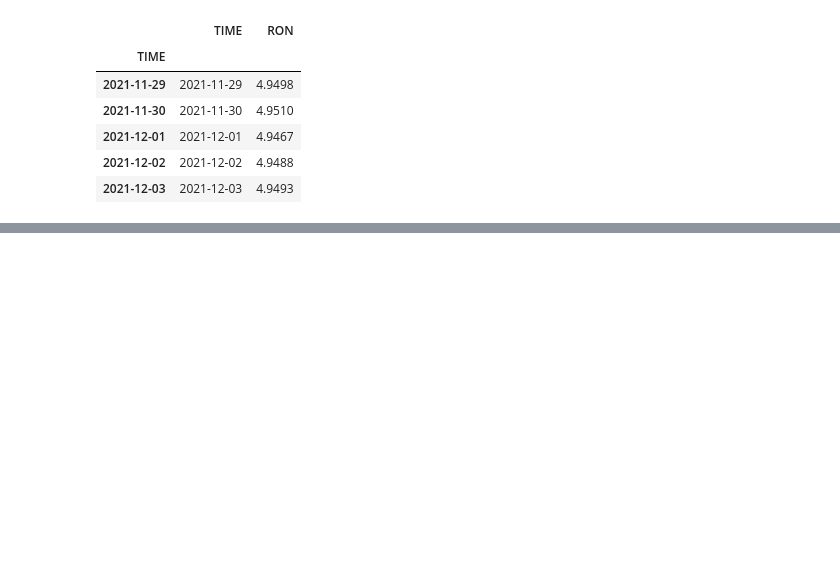
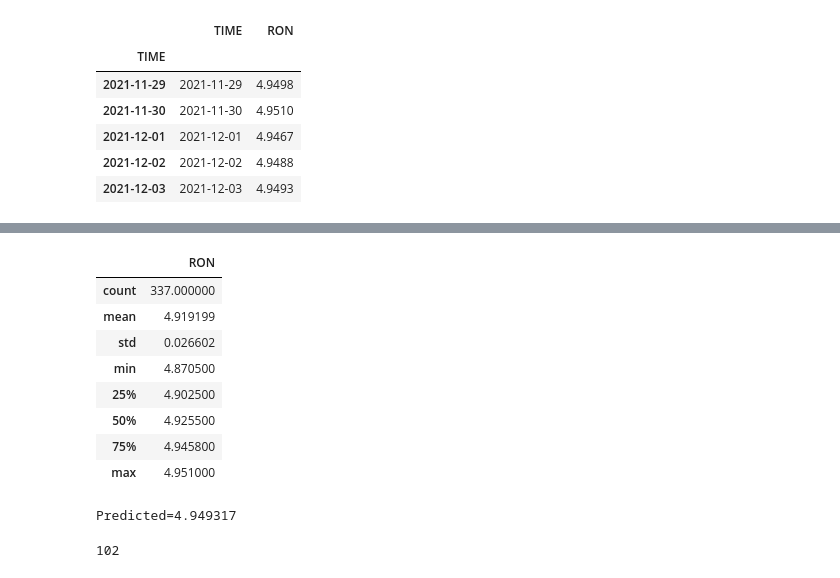
Before and after one commit to jtunde/Python, a Jupyter notebook: cn2 ARIMA.ipynb, the cells around one changed output, grey strips where cells are left out. Cells and saved outputs as stored; diff of their text form; code cells hidden in the pictures; blank space fills up the shorter version.

```diff
--- a/cn2 ARIMA.ipynb
+++ b/cn2 ARIMA.ipynb
@@ -244,0 +252,12 @@ Freq: D, Name: ARIMA Predictions, dtype: float64
+# %%
+data.describe()
+# %% [output]
+|  | RON |
+| count | 337.000000 |
+| mean | 4.919199 |
+| std | 0.026602 |
+| min | 4.870500 |
+| 25% | 4.902500 |
+| 50% | 4.925500 |
+| 75% | 4.945800 |
+| max | 4.951000 |
@@ -244,0 +273,11 @@ Freq: D, Name: ARIMA Predictions, dtype: float64
+# %%
+#ExchangeRates = [[4.9493],[4.9493],[4.9493],[4.8713],[4.8721],[4.8720],[4.8712],[4.8708]]
+import numpy as np
+data = data[0:len(data)]
+adata = [x for x in data]
+#predict next value
+predicted = StartARIMAForecasting(adata, 1,1,0)
+#display the value
+print('Predicted=%f' % (predicted))
+# %% [output]
+Predicted=4.949317
@@ -244,0 +296,13 @@ Freq: D, Name: ARIMA Predictions, dtype: float64
+# %%
+NumberOfElements = len(data)
+#Use 70% of data as training, rest 30% to Test model
+TrainingSize = int(NumberOfElements * 0.7)
+TrainingData = data[0:TrainingSize]
+TestData = data[TrainingSize:NumberOfElements]
+
+#new arrays to store actual and predictions
+Actual = [x for x in TrainingData]
+Predictions = list()
+print(len(TestData))
+# %% [output]
+102
```
Also changed, not shown: parts of 19 cells of this notebook.
